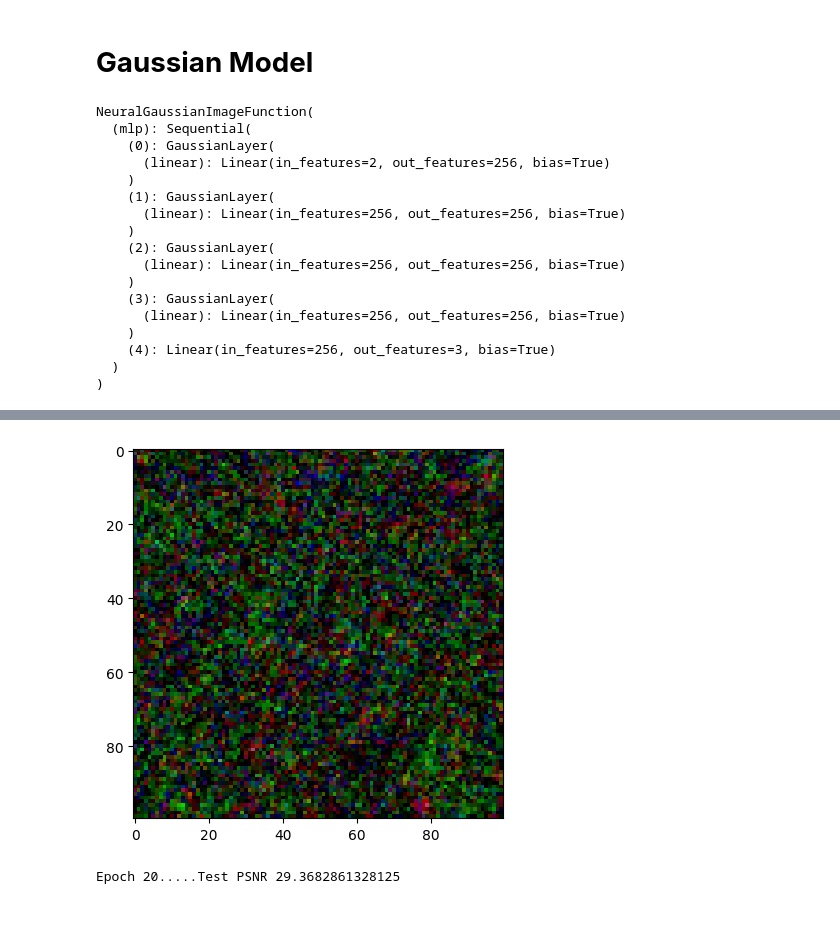
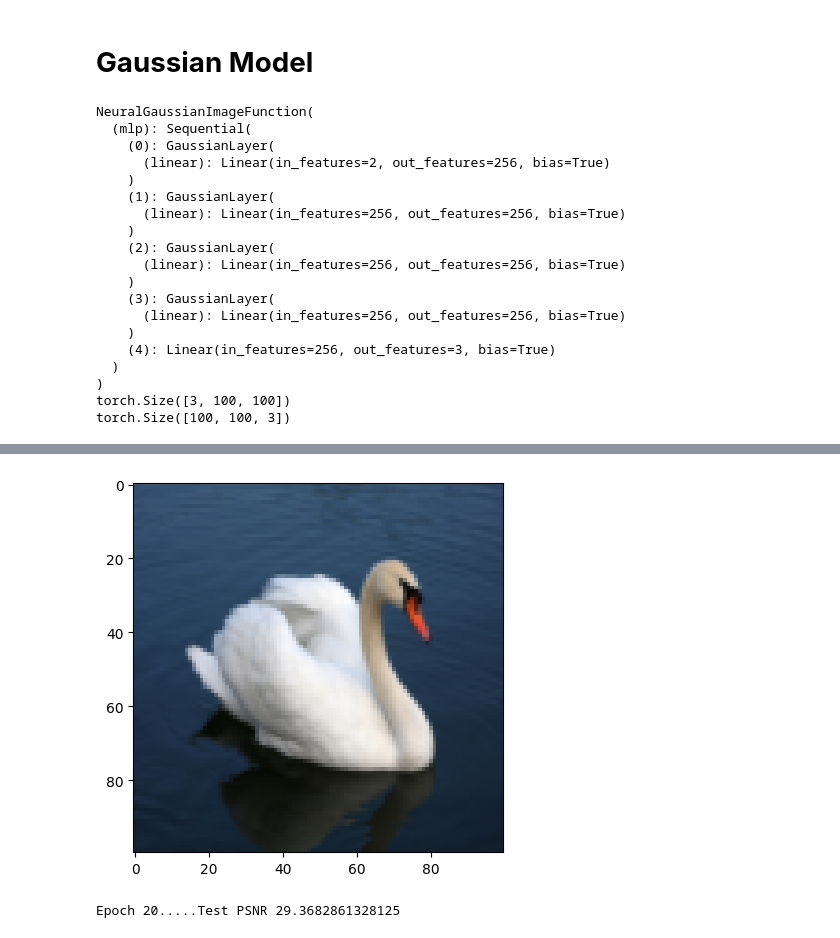
Before and after one commit to jhjpark/benchmark-view-synthesis, a Jupyter notebook: tiny-garf/cs246_garf.ipynb, the cells around one changed output, grey strips where cells are left out. Saved outputs shown, nothing was run; the diff lists cells and outputs as text; code cells hidden in the pictures.

```diff
--- a/tiny-garf/cs246_garf.ipynb
+++ b/tiny-garf/cs246_garf.ipynb
@@ -43,6 +43,9 @@ class Image(Dataset):
         self.channel = 3
         self.coords = self.get_coords(self.H, self.W)
         self.labels = self.image_raw.view(1, 3, self.H*self.W).permute(0,2,1)
+        print(self.image_raw.shape)
+        print(self.image_raw.reshape(H, W, 3).shape)
+        plt.imshow(Resize([H, W])(image_raw))
 
     def get_coords(self, H, W):
         y_range = ((torch.arange(H,dtype=torch.float32,device=device))/H*2-1)*(H/max(H,W))
@@ -214,7 +217,7 @@ criterion = torch.nn.MSELoss()
 model.eval()
 data = Image("images/swan.jpg")
 pred_rgb = model(data.get_coords(H, W))
-plt.imshow(pred_rgb[0].reshape(H, W, 3).detach().cpu().numpy())
+# plt.imshow(pred_rgb[0].reshape(H, W, 3).detach().cpu().numpy())
 plt.show()
 # %% [output]
 NeuralGaussianImageFunction(
@@ -234,3 +237,5 @@ NeuralGaussianImageFunction(
     (4): Linear(in_features=256, out_features=3, bias=True)
   )
 )
+torch.Size([3, 100, 100])
+torch.Size([100, 100, 3])
@@ -238,4 +242,4 @@ WARNING:matplotlib.image:Clipping input data to the valid range for imshow with
-[figure, old version]
+[figure, new version]
 # %%
 ## Setup dataloader
 num_epoch = 200
```
Also changed, not shown: parts of 1 cell of this notebook, 1 other file.
